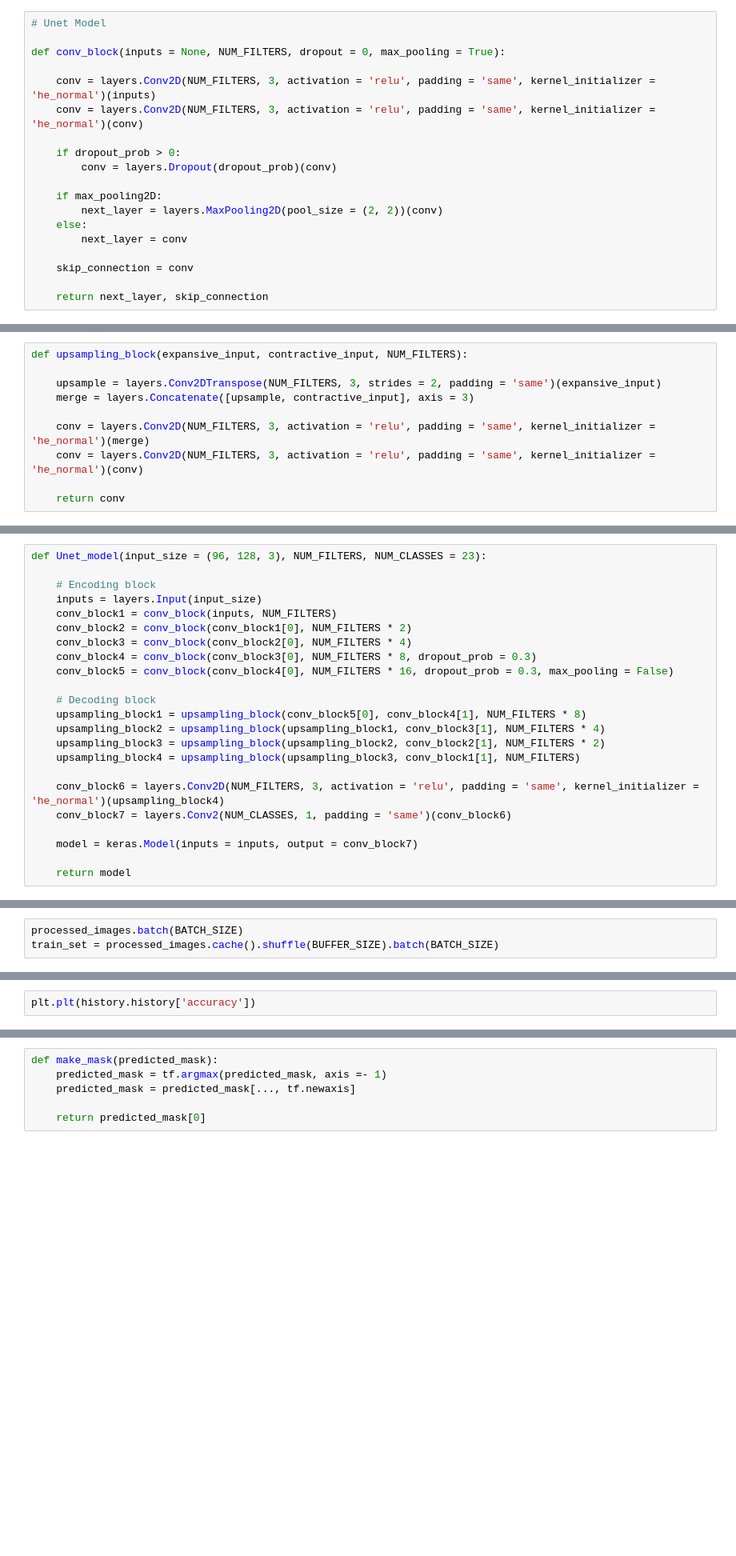
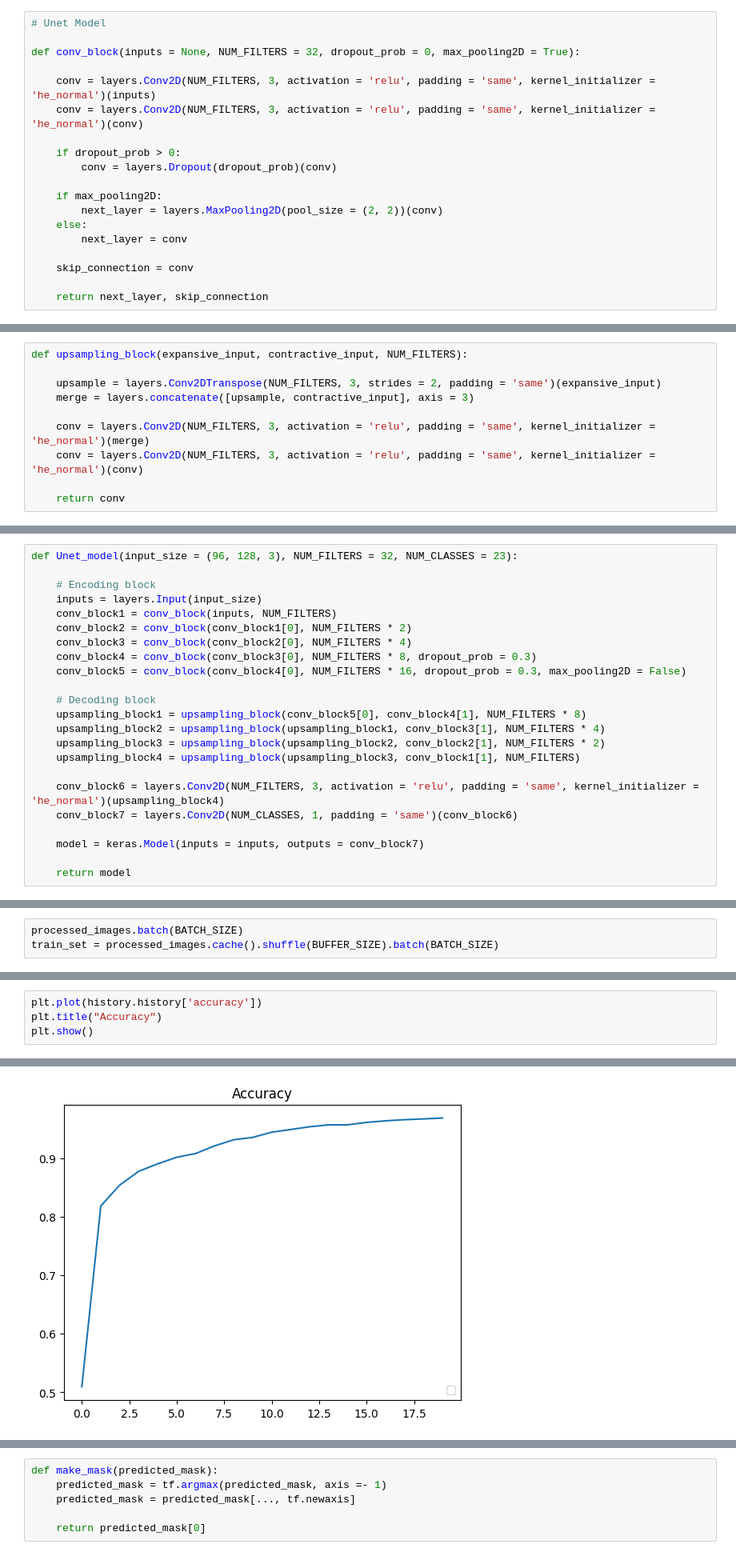
Before and after one commit to Bryteog/Image-Segmentation-with-Unet, a Jupyter notebook: model/main.ipynb, the cells around one changed output, grey strips where cells are left out. Shown at 80% size. Cells and saved outputs as stored; diff of their text form; blank space fills up the shorter version.

```diff
--- a/model/main.ipynb
+++ b/model/main.ipynb
@@ -54,7 +72,7 @@ processed_images = image_dataset(image_preprocessing)
 # %%
 # Unet Model
 
-def conv_block(inputs = None, NUM_FILTERS, dropout = 0, max_pooling = True):
+def conv_block(inputs = None, NUM_FILTERS = 32, dropout_prob = 0, max_pooling2D = True):
 
     conv = layers.Conv2D(NUM_FILTERS, 3, activation = 'relu', padding = 'same', kernel_initializer = 'he_normal')(inputs)
     conv = layers.Conv2D(NUM_FILTERS, 3, activation = 'relu', padding = 'same', kernel_initializer = 'he_normal')(conv)
@@ -91,7 +112,7 @@ output_2 = [['InputLayer', [(None, 96, 128, 3)], 0],
 def upsampling_block(expansive_input, contractive_input, NUM_FILTERS):
 
     upsample = layers.Conv2DTranspose(NUM_FILTERS, 3, strides = 2, padding = 'same')(expansive_input)
-    merge = layers.Concatenate([upsample, contractive_input], axis = 3)
+    merge = layers.concatenate([upsample, contractive_input], axis = 3)
 
     conv = layers.Conv2D(NUM_FILTERS, 3, activation = 'relu', padding = 'same', kernel_initializer = 'he_normal')(merge)
     conv = layers.Conv2D(NUM_FILTERS, 3, activation = 'relu', padding = 'same', kernel_initializer = 'he_normal')(conv)
@@ -116,5 +155,5 @@ output_1 = [['InputLayer', [(None, 12, 16, 256)], 0],
 # %%
-def Unet_model(input_size = (96, 128, 3), NUM_FILTERS, NUM_CLASSES = 23):
+def Unet_model(input_size = (96, 128, 3), NUM_FILTERS = 32, NUM_CLASSES = 23):
 
     # Encoding block
     inputs = layers.Input(input_size)
@@ -122,7 +161,7 @@ def Unet_model(input_size = (96, 128, 3), NUM_FILTERS, NUM_CLASSES = 23):
     conv_block2 = conv_block(conv_block1[0], NUM_FILTERS * 2)
     conv_block3 = conv_block(conv_block2[0], NUM_FILTERS * 4)
     conv_block4 = conv_block(conv_block3[0], NUM_FILTERS * 8, dropout_prob = 0.3)
-    conv_block5 = conv_block(conv_block4[0], NUM_FILTERS * 16, dropout_prob = 0.3, max_pooling = False)
+    conv_block5 = conv_block(conv_block4[0], NUM_FILTERS * 16, dropout_prob = 0.3, max_pooling2D = False)
 
     # Decoding block
     upsampling_block1 = upsampling_block(conv_block5[0], conv_block4[1], NUM_FILTERS * 8)
@@ -131,9 +170,9 @@ def Unet_model(input_size = (96, 128, 3), NUM_FILTERS, NUM_CLASSES = 23):
     upsampling_block4 = upsampling_block(upsampling_block3, conv_block1[1], NUM_FILTERS)
 
     conv_block6 = layers.Conv2D(NUM_FILTERS, 3, activation = 'relu', padding = 'same', kernel_initializer = 'he_normal')(upsampling_block4)
-    conv_block7 = layers.Conv2(NUM_CLASSES, 1, padding = 'same')(conv_block6)
+    conv_block7 = layers.Conv2D(NUM_CLASSES, 1, padding = 'same')(conv_block6)
 
-    model = keras.Model(inputs = inputs, output = conv_block7)
+    model = keras.Model(inputs = inputs, outputs = conv_block7)
 
     return model
 # %%
@@ -174,2 +257,5 @@ history = unet_model.fit(train_set,
 # %%
-plt.plt(history.history['accuracy'])
+plt.plot(history.history['accuracy'])
+plt.title("Accuracy")
+plt.show()
+# %% [output]
@@ -175,0 +263 @@ plt.plt(history.history['accuracy'])
+[figure, added]
```
Also changed, not shown: parts of 18 cells of this notebook.
